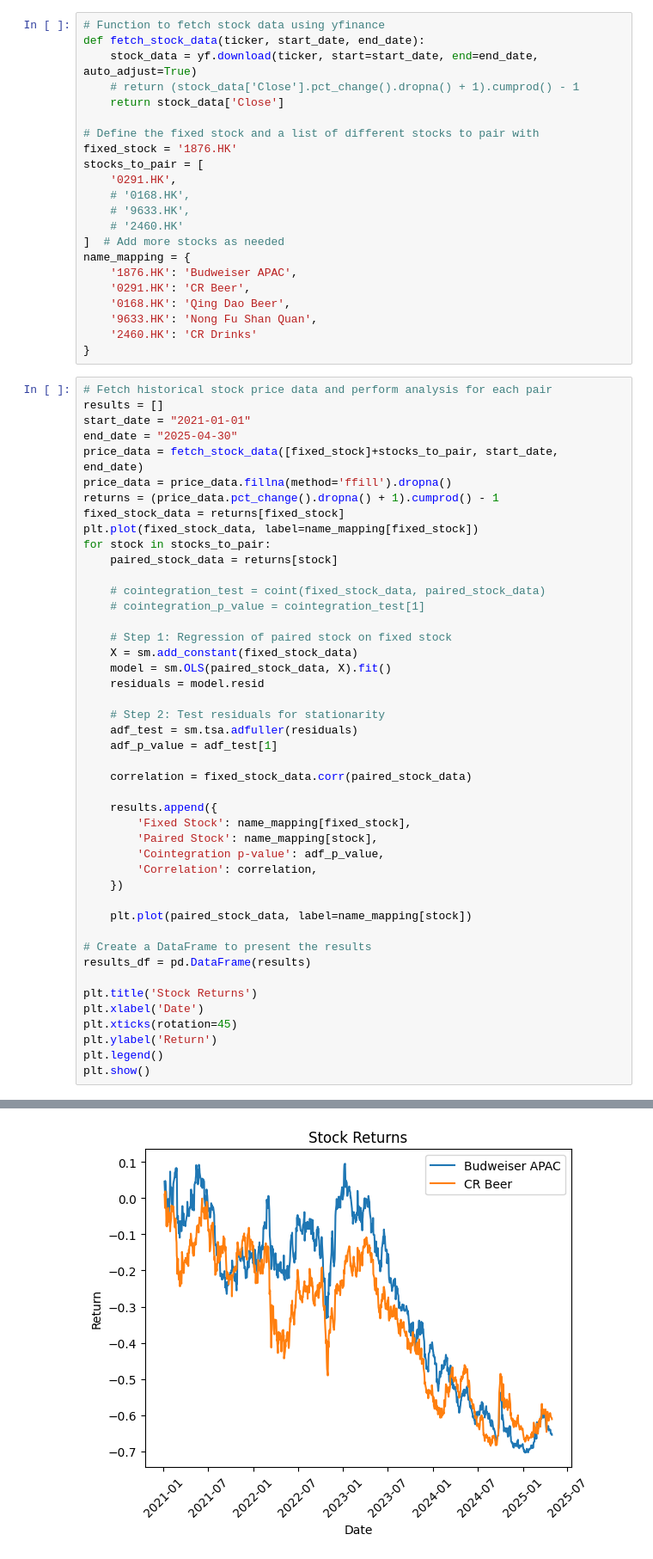
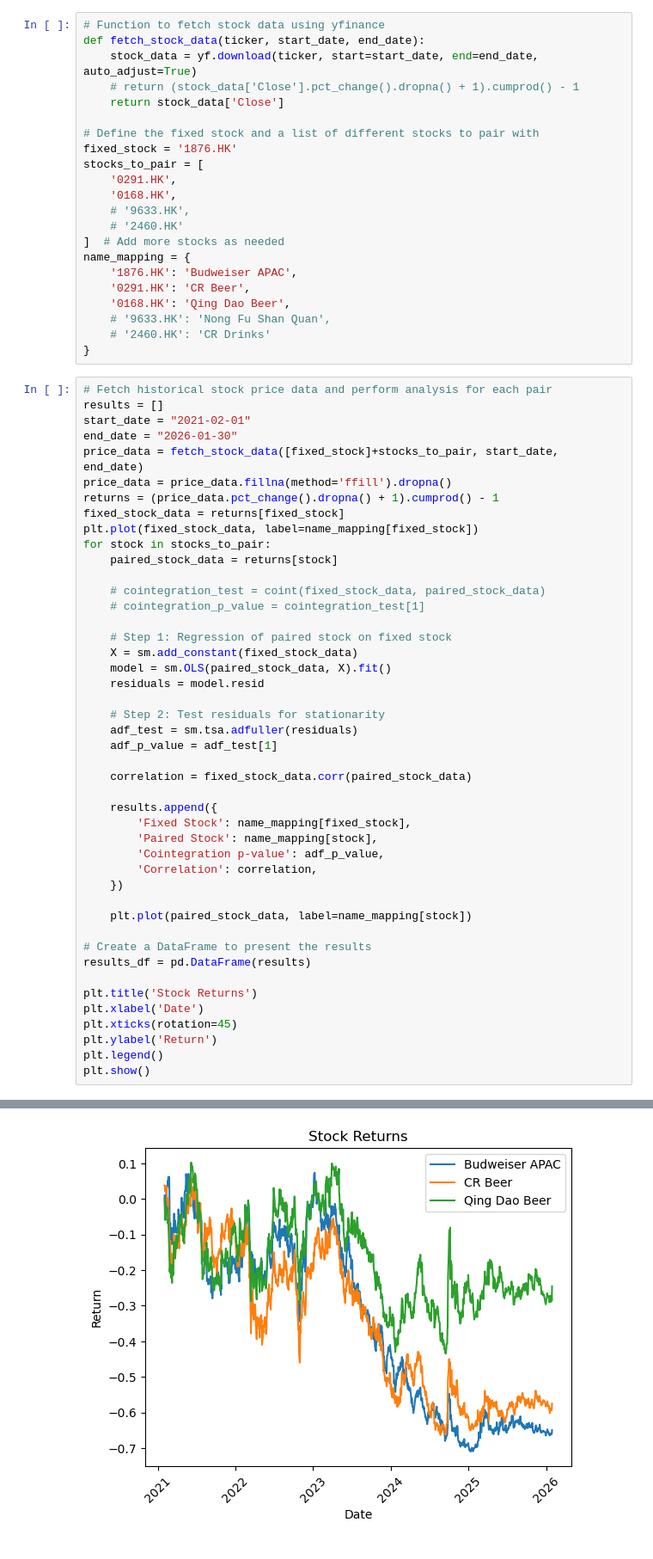
Before and after one commit to PilotTam/pair_trade, a Jupyter notebook: pair_trade_beer.ipynb, the cells around one changed output, grey strips where cells are left out. Shown at 86% size. Cells and saved outputs as stored; diff of their text form.

```diff
--- a/pair_trade_beer.ipynb
+++ b/pair_trade_beer.ipynb
@@ -16,7 +16,7 @@ def fetch_stock_data(ticker, start_date, end_date):
 fixed_stock = '1876.HK'
 stocks_to_pair = [
     '0291.HK',
-    # '0168.HK',
+    '0168.HK',
     # '9633.HK',
     # '2460.HK'
 ]  # Add more stocks as needed
@@ -24,14 +24,14 @@ name_mapping = {
     '1876.HK': 'Budweiser APAC',
     '0291.HK': 'CR Beer',
     '0168.HK': 'Qing Dao Beer',
-    '9633.HK': 'Nong Fu Shan Quan',
-    '2460.HK': 'CR Drinks'
+    # '9633.HK': 'Nong Fu Shan Quan',
+    # '2460.HK': 'CR Drinks'
 }
 # %%
 # Fetch historical stock price data and perform analysis for each pair
 results = []
-start_date = "2021-01-01"
-end_date = "2025-04-30"
+start_date = "2021-02-01"
+end_date = "2026-01-30"
 price_data = fetch_stock_data([fixed_stock]+stocks_to_pair, start_date, end_date)
 price_data = price_data.fillna(method='ffill').dropna()
 returns = (price_data.pct_change().dropna() + 1).cumprod() - 1
@@ -77,4 +77,4 @@ plt.show()
-[figure, old version]
+[figure, new version]
 # %%
 results_df
 # %% [output]
```
Also changed, not shown: parts of 9 cells of this notebook, 1 other file.
